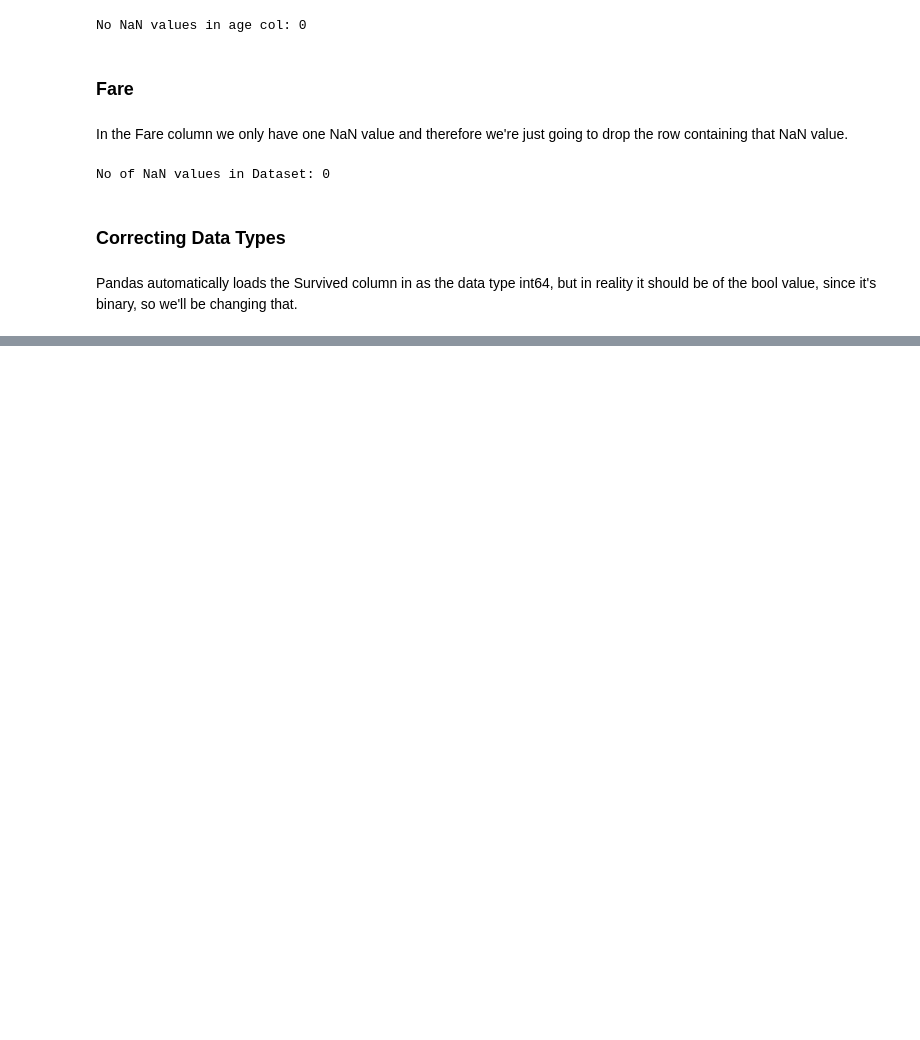
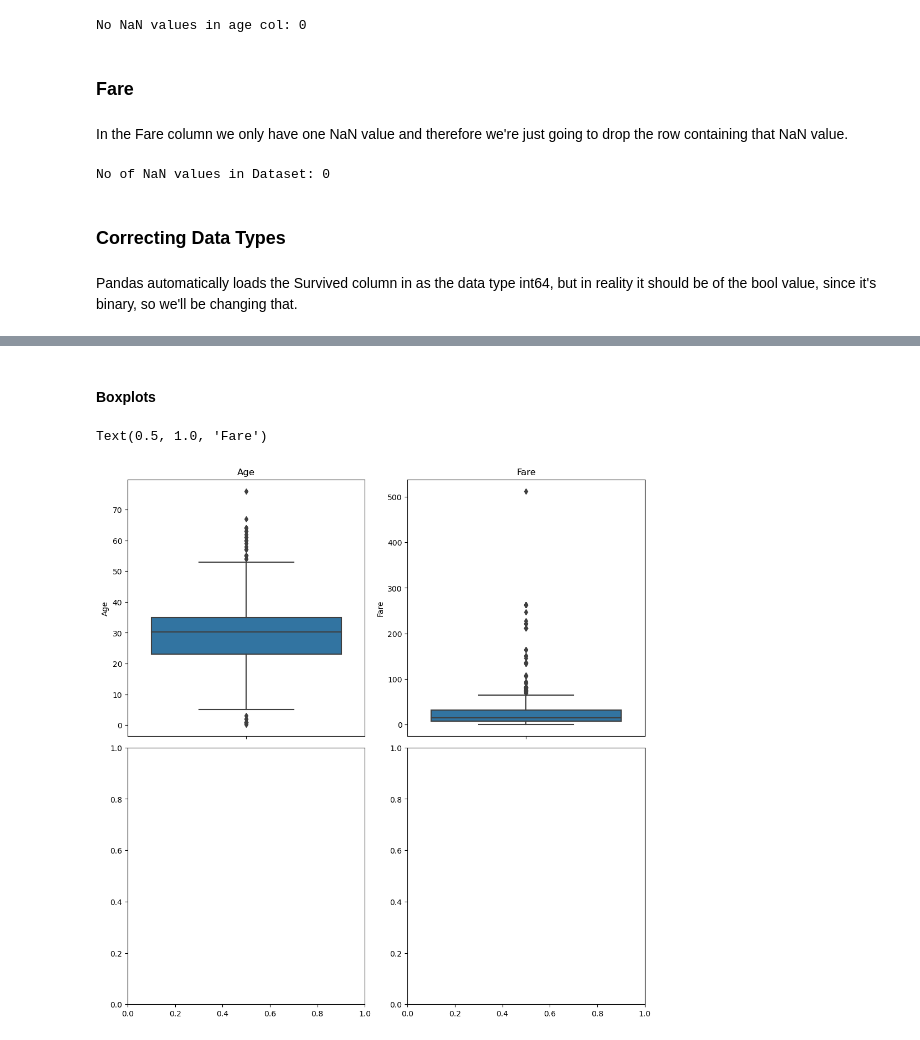
Before and after one commit to Tovborg/TitanicDataset, a Jupyter notebook: titanic.ipynb, the cells around one changed output, grey strips where cells are left out. Cells and saved outputs as stored; diff of their text form; code cells hidden in the pictures; blank space fills up the shorter version.

```diff
--- a/titanic.ipynb
+++ b/titanic.ipynb
@@ -134,0 +185,12 @@ array([0, 1, 2, 3, 4, 5, 8])
+# %% [markdown]
+#### Boxplots
+# %%
+fig, axs = plt.subplots(2, 2, figsize=(10, 10), constrained_layout=True)
+sns.boxplot(data=titanic_dropped, y='Age', ax=axs[0,0])
+sns.boxplot(data=titanic_dropped, y='Fare', ax=axs[0,1])
+# set title of figure
+axs[0,0].set_title('Age')
+axs[0,1].set_title('Fare')
+# %% [output]
+Text(0.5, 1.0, 'Fare')
+[figure, added]
```
Also changed, not shown: parts of 12 cells of this notebook.
